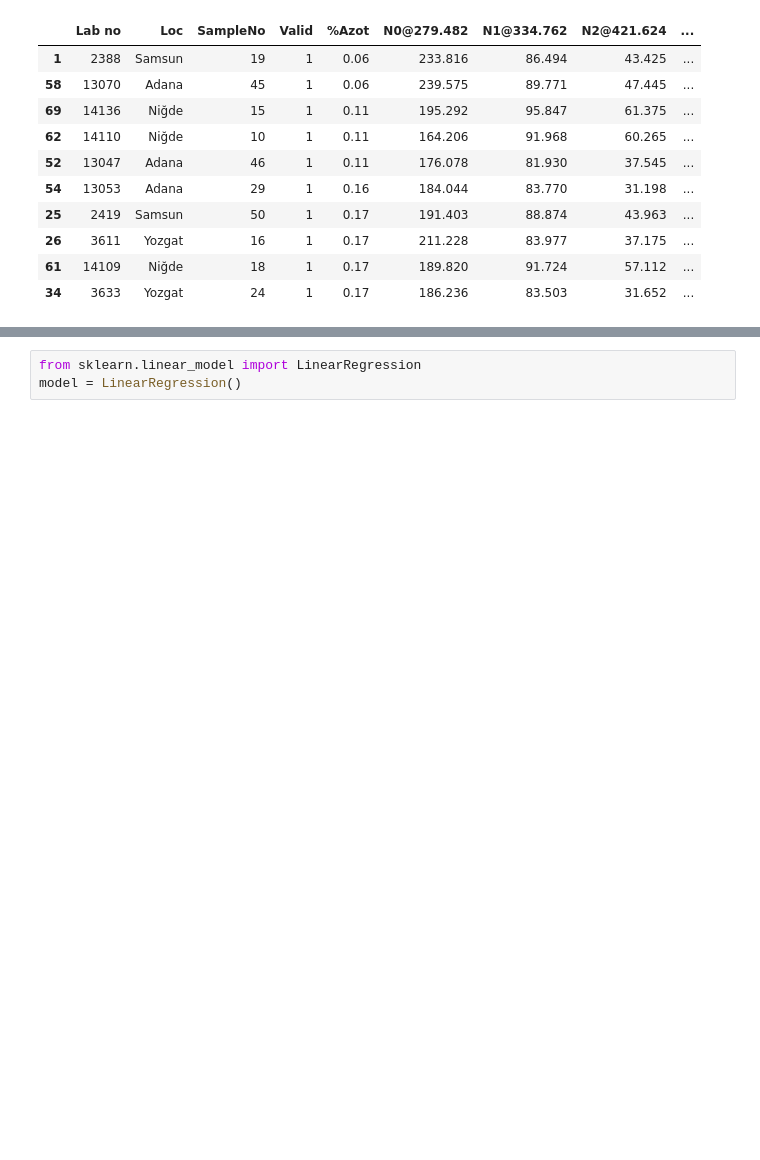
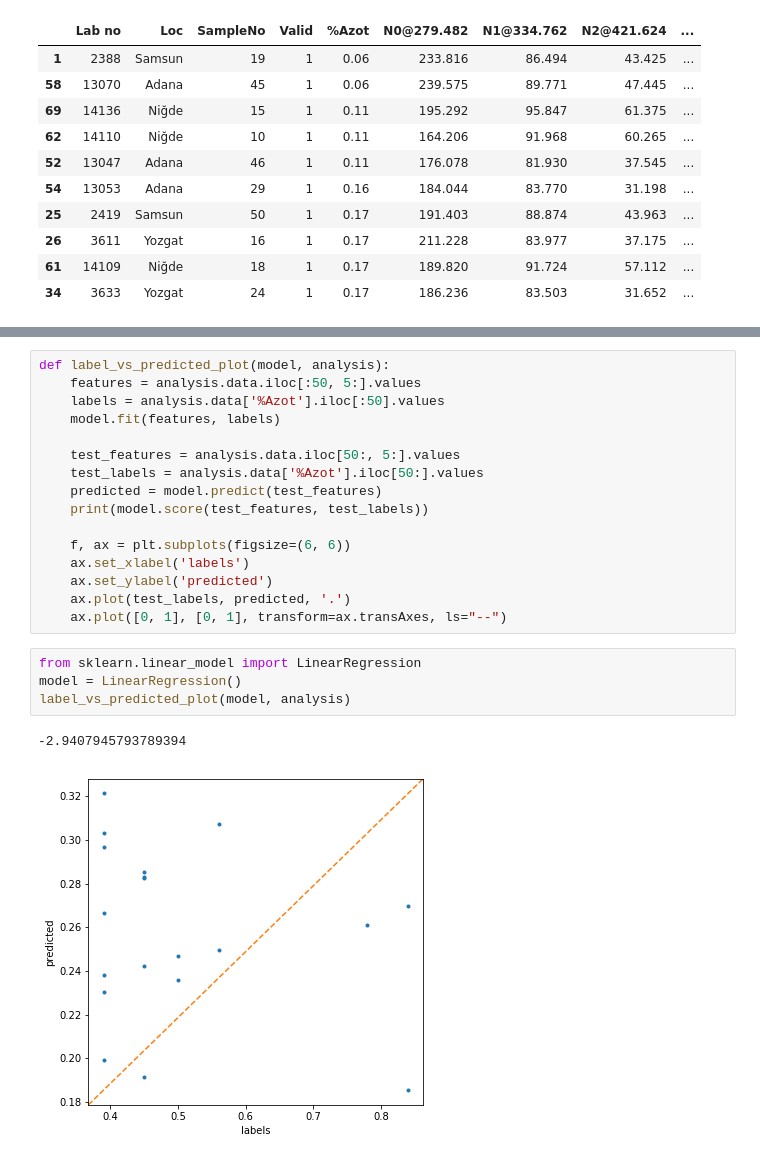
Before and after one commit to ugurgudelek/Libs, a Jupyter notebook: new test/analyze.ipynb, the cells around one changed output, grey strips where cells are left out. Drawn from its saved outputs; the diff is of its cells as text; blank space fills up the shorter version.

```diff
--- a/new test/analyze.ipynb
+++ b/new test/analyze.ipynb
@@ -391,5 +389,25 @@ invalid value encountered in less
+# %%
+def label_vs_predicted_plot(model, analysis):
+    features = analysis.data.iloc[:50, 5:].values
+    labels = analysis.data['%Azot'].iloc[:50].values
+    model.fit(features, labels)
+
+    test_features = analysis.data.iloc[50:, 5:].values
+    test_labels = analysis.data['%Azot'].iloc[50:].values
+    predicted = model.predict(test_features)
+    print(model.score(test_features, test_labels))
+
+    f, ax = plt.subplots(figsize=(6, 6))
+    ax.set_xlabel('labels')
+    ax.set_ylabel('predicted')
+    ax.plot(test_labels, predicted, '.')
+    ax.plot([0, 1], [0, 1], transform=ax.transAxes, ls="--")
 # %%
 from sklearn.linear_model import LinearRegression
 model = LinearRegression()
+label_vs_predicted_plot(model, analysis)
+# %% [output]
+-2.9407945793789394
+[figure, added]
 # %%
 from sklearn.ensemble import RandomForestRegressor
```
Also changed, not shown: parts of 11 cells of this notebook, 12 other files.
